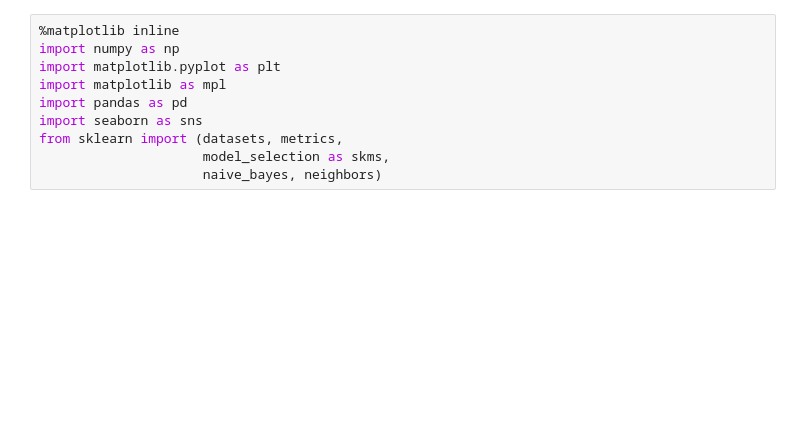
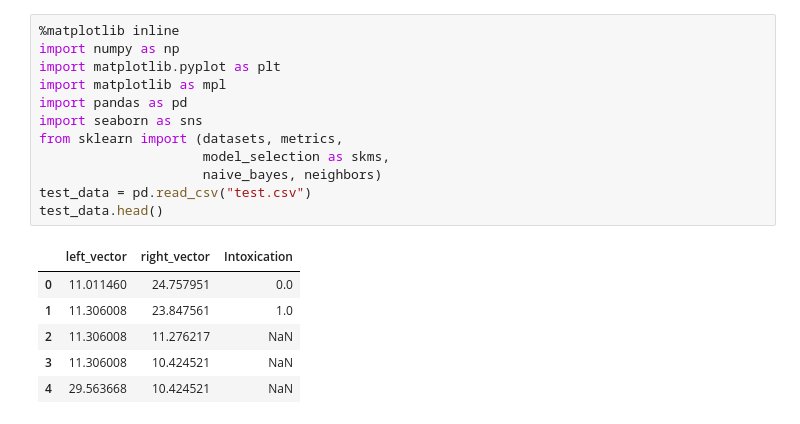
Before and after one commit to JakeKitzmann/HGN_Classification, a Jupyter notebook: Server/Classification/Drunk Classification.ipynb, the cells around one changed output. Drawn from its saved outputs; the diff is of its cells as text; blank space fills up the shorter version.

```diff
--- a/Server/Classification/Drunk Classification.ipynb
+++ b/Server/Classification/Drunk Classification.ipynb
@@ -1,10 +1,19 @@
 # %%
 %matplotlib inline
 import numpy as np
 import matplotlib.pyplot as plt
 import matplotlib as mpl
 import pandas as pd
 import seaborn as sns
 from sklearn import (datasets, metrics,
                      model_selection as skms,
                      naive_bayes, neighbors)
+test_data = pd.read_csv("test.csv")
+test_data.head()
+# %% [output]
+|  | left_vector | right_vector | Intoxication |
+| 0 | 11.011460 | 24.757951 | 0.0 |
+| 1 | 11.306008 | 23.847561 | 1.0 |
+| 2 | 11.306008 | 11.276217 | NaN |
+| 3 | 11.306008 | 10.424521 | NaN |
+| 4 | 29.563668 | 10.424521 | NaN |
```
Also changed, not shown: parts of 6 cells of this notebook.
